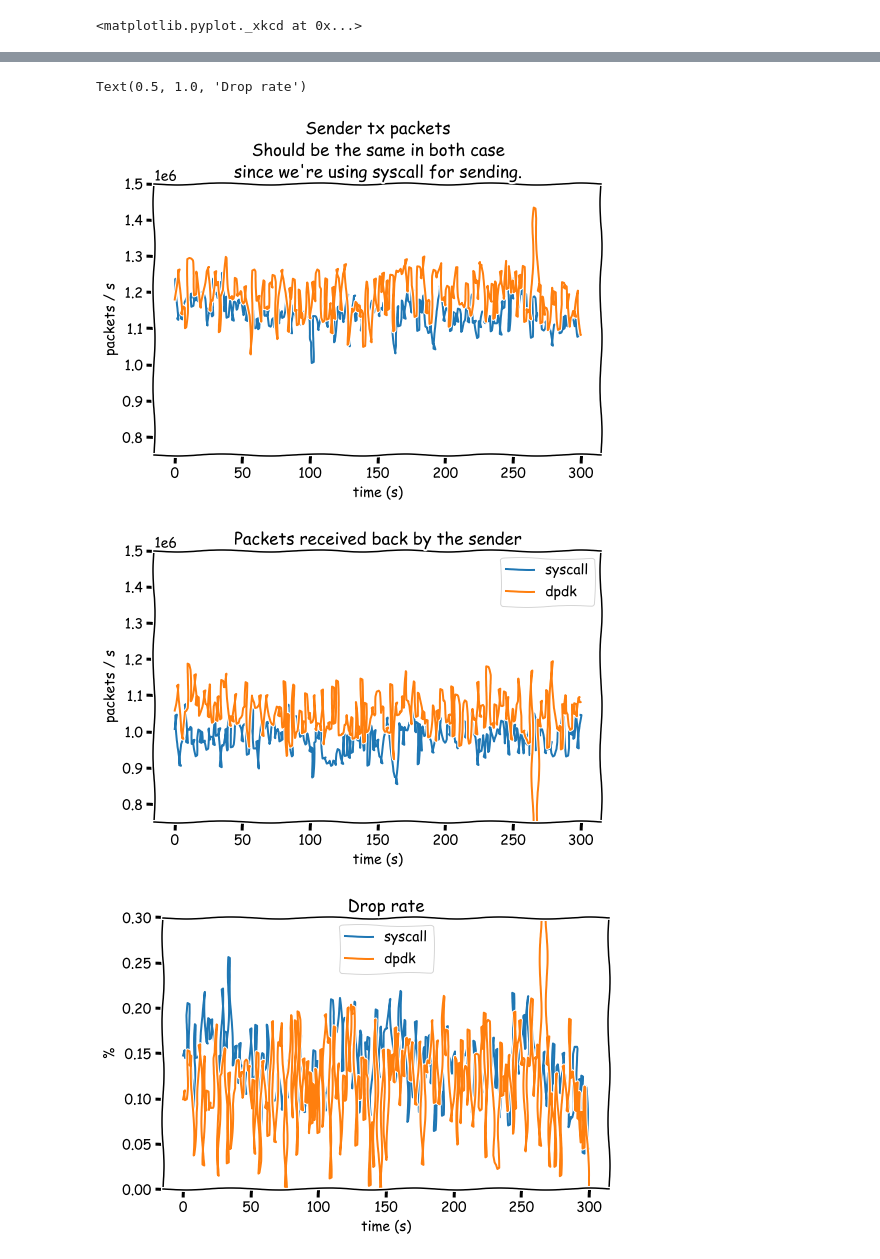
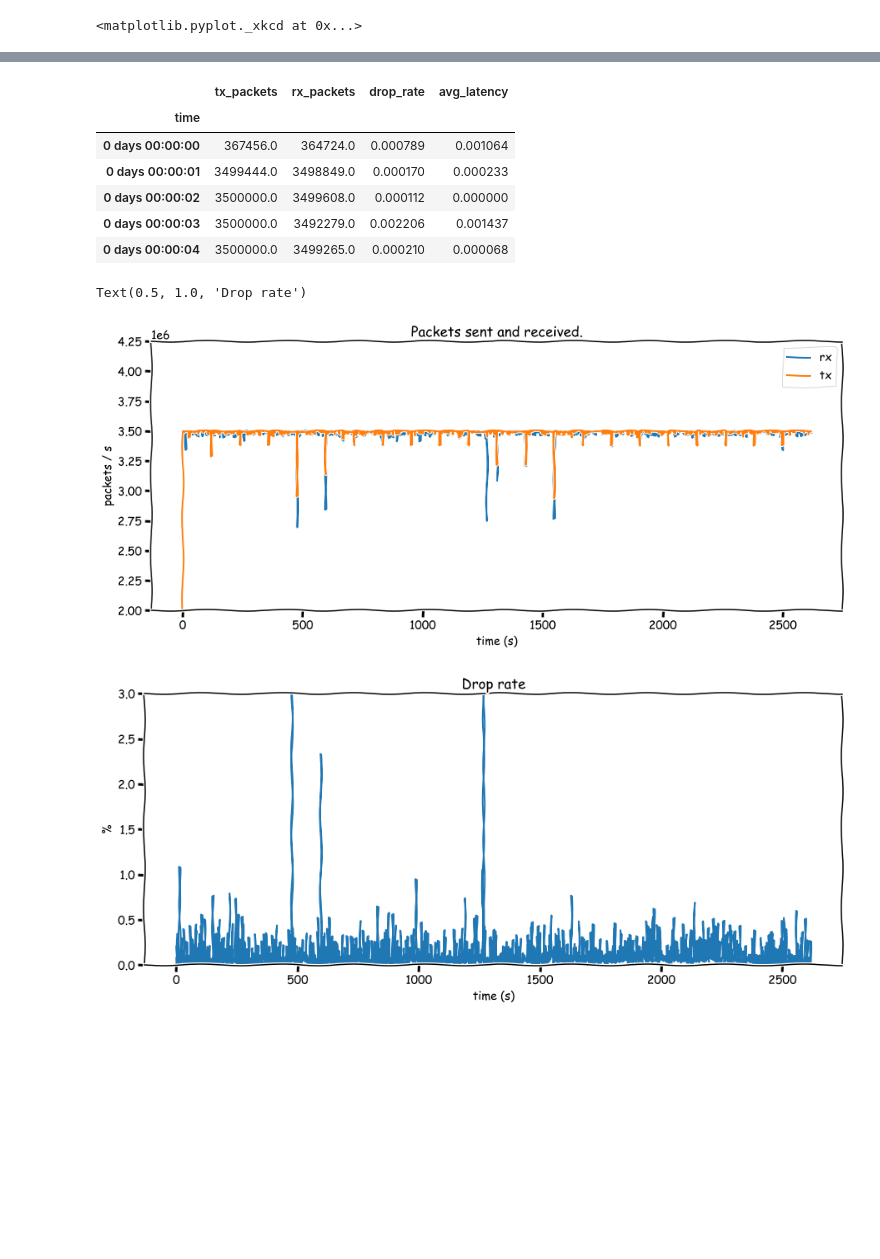
Before and after one commit to micromaomao/dpdk-project, a Jupyter notebook: data/a.ipynb, the cells around one changed output, grey strips where cells are left out. Drawn from its saved outputs; the diff is of its cells as text; code cells hidden in the pictures; blank space fills up the shorter version.

```diff
--- a/data/a.ipynb
+++ b/data/a.ipynb
@@ -11,6 +16,5 @@ plt.xkcd()
 # %%
-syscall_syscall = pd.read_csv("syscall-syscall.csv")
-syscall_dpdk = pd.read_csv("syscall-dpdk.csv")
+data = pd.read_csv("dpdk-dpdk.csv")
 
 def transform(df):
   df["time"] /= 1000
@@ -22,39 +26,36 @@ def transform(df):
   df = df.resample("1S", origin="start").mean()
   return df
 
-syscall_syscall = transform(syscall_syscall)
-syscall_dpdk = transform(syscall_dpdk)
+data = transform(data)
+data.head()
+# %% [output]
+|  | tx_packets | rx_packets | drop_rate | avg_latency |
+| time |  |  |  |  |
+| 0 days 00:00:00 | 367456.0 | 364724.0 | 0.000789 | 0.001064 |
+| 0 days 00:00:01 | 3499444.0 | 3498849.0 | 0.000170 | 0.000233 |
+| 0 days 00:00:02 | 3500000.0 | 3499608.0 | 0.000112 | 0.000000 |
+| 0 days 00:00:03 | 3500000.0 | 3492279.0 | 0.002206 | 0.001437 |
+| 0 days 00:00:04 | 3500000.0 | 3499265.0 | 0.000210 | 0.000068 |
-# %%
-# plot packet stats
-lims = (0.75e6, 1.5e6)
-
-fig = plt.figure(figsize=(8, 5))
-plt.plot(syscall_syscall.index.seconds, syscall_syscall["tx_packets"], label="syscall")
-plt.plot(syscall_syscall.index.seconds, syscall_dpdk["tx_packets"], label="dpdk")
-plt.ylabel("packets / s")
-plt.xlabel("time (s)")
-plt.ylim(lims)
-plt.title("Sender tx packets\nShould be the same in both case\nsince we're using syscall for sending.")
-
-fig = plt.figure(figsize=(8, 5))
-plt.plot(syscall_syscall.index.seconds, syscall_syscall["rx_packets"], label="syscall")
-plt.plot(syscall_syscall.index.seconds, syscall_dpdk["rx_packets"], label="dpdk")
-plt.ylabel("packets / s")
-plt.xlabel("time (s)")
-plt.ylim(lims)
-plt.legend()
-plt.title("Packets received back by the sender")
-
-fig = plt.figure(figsize=(8, 5))
-plt.plot(syscall_syscall.index.seconds, syscall_syscall["drop_rate"], label="syscall")
-plt.plot(syscall_syscall.index.seconds, syscall_dpdk["drop_rate"], label="dpdk")
-plt.ylabel("%")
-plt.xlabel("time (s)")
-plt.ylim(0, 0.3)
-plt.legend()
-plt.title("Drop rate")
-# %% [output]
-Text(0.5, 1.0, 'Drop rate')
-[figure, removed]
-[figure, removed]
-[figure, removed]
+# %%
+# plot packet stats
+lims = (2e6, 4.25e6)
+
+fig = plt.figure(figsize=(15, 6))
+plt.plot(data.index.seconds, data["rx_packets"], label="rx")
+plt.plot(data.index.seconds, data["tx_packets"], label="tx")
+plt.ylabel("packets / s")
+plt.xlabel("time (s)")
+plt.ylim(lims)
+plt.title("Packets sent and received.")
+plt.legend()
+
+fig = plt.figure(figsize=(15, 6))
+plt.plot(data.index.seconds, data["drop_rate"] * 100)
+plt.ylabel("%")
+plt.xlabel("time (s)")
+plt.ylim(0, 3)
+plt.title("Drop rate")
+# %% [output]
+Text(0.5, 1.0, 'Drop rate')
+[figure, added]
+[figure, added]
```
Also changed, not shown: parts of 7 cells of this notebook, 2 other files.
